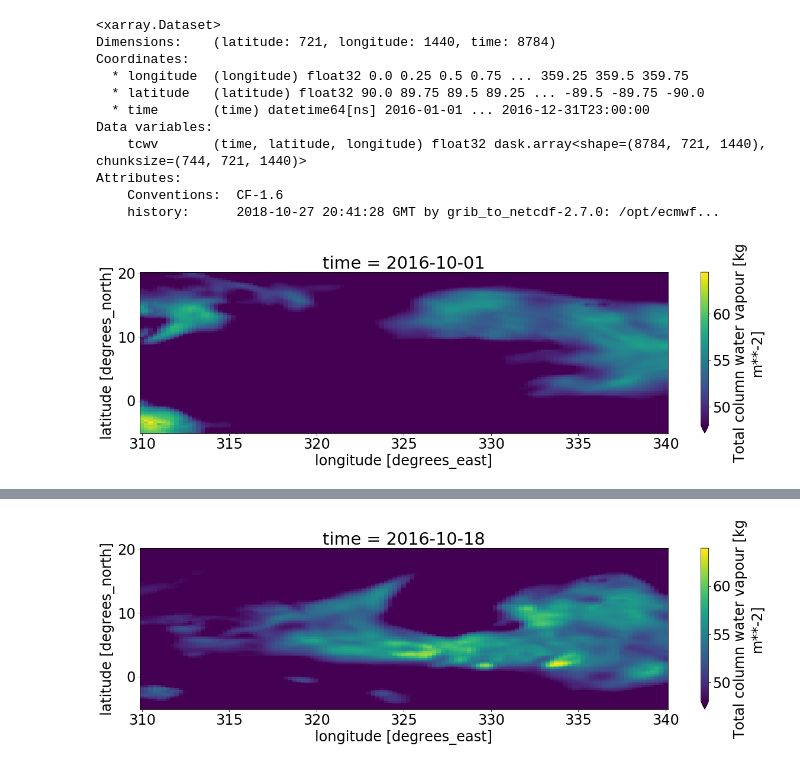
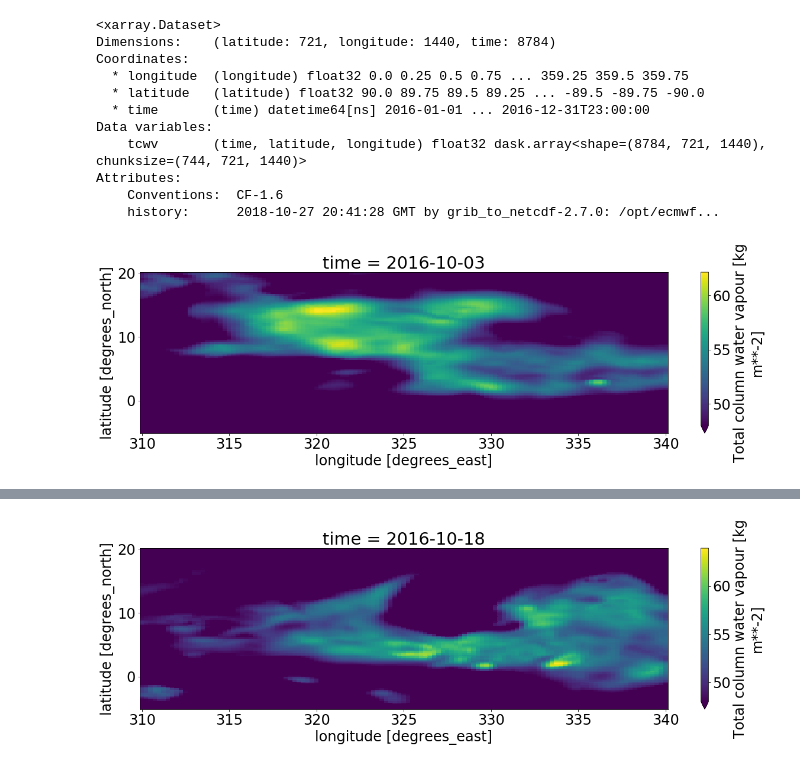
Before and after one commit to tbeucler/2019_WMI, a Jupyter notebook: dev/davidle/002_Analyze_PW.ipynb, the cells around one changed output, grey strips where cells are left out. Saved outputs shown, nothing was run; the diff lists cells and outputs as text; code cells hidden in the pictures.

```diff
--- a/dev/davidle/002_Analyze_PW.ipynb
+++ b/dev/davidle/002_Analyze_PW.ipynb
@@ -35,7 +35,7 @@ Attributes:
     history:      2018-10-27 20:41:28 GMT by grib_to_netcdf-2.7.0: /opt/ecmwf...
 # %%
 plt.figure(figsize=(20,5))
-PW.tcwv.sel({'time':'2016-10-1T00:00:00', 'latitude':slice(20,-5),'longitude':slice(310,340)}).plot(vmin=48)
+PW.tcwv.sel({'time':'2016-10-3T00:00:00', 'latitude':slice(20,-5),'longitude':slice(310,340)}).plot(vmin=48)
 plt.rcParams.update({'font.size': 24})
 # %% [output]
-[figure, old version]
+[figure, new version]
```
Also changed, not shown: parts of 10 cells of this notebook.
